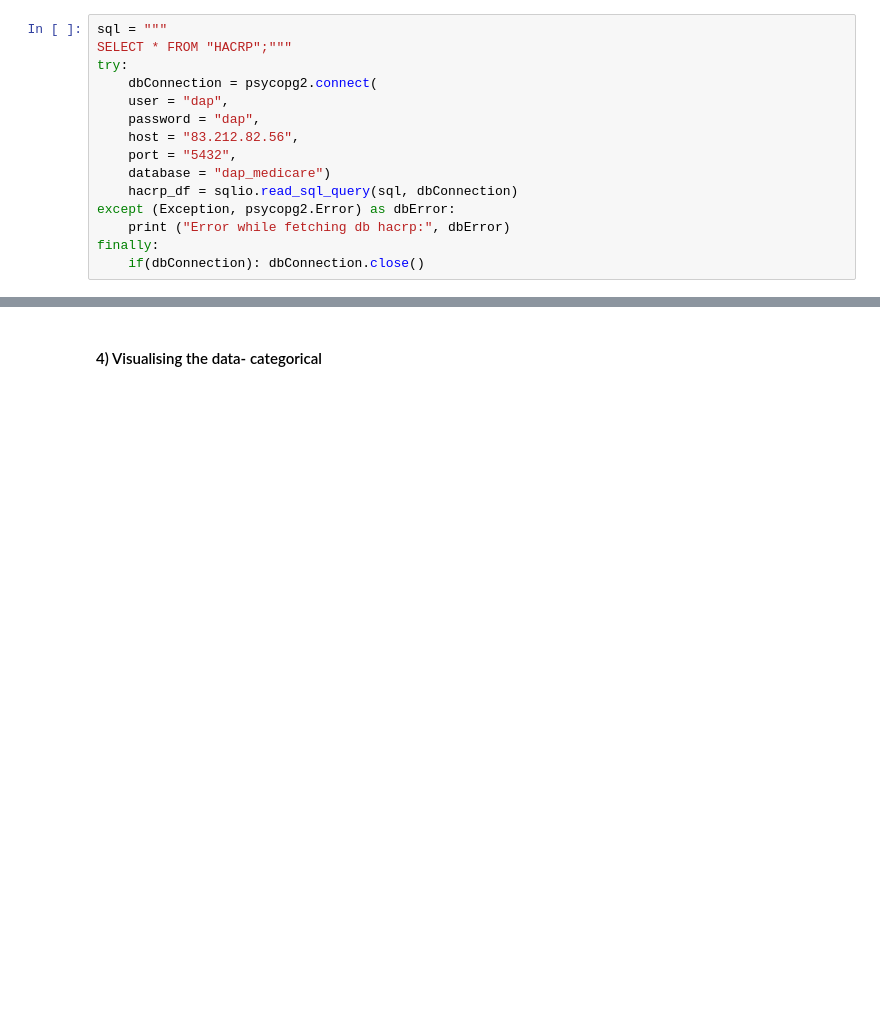
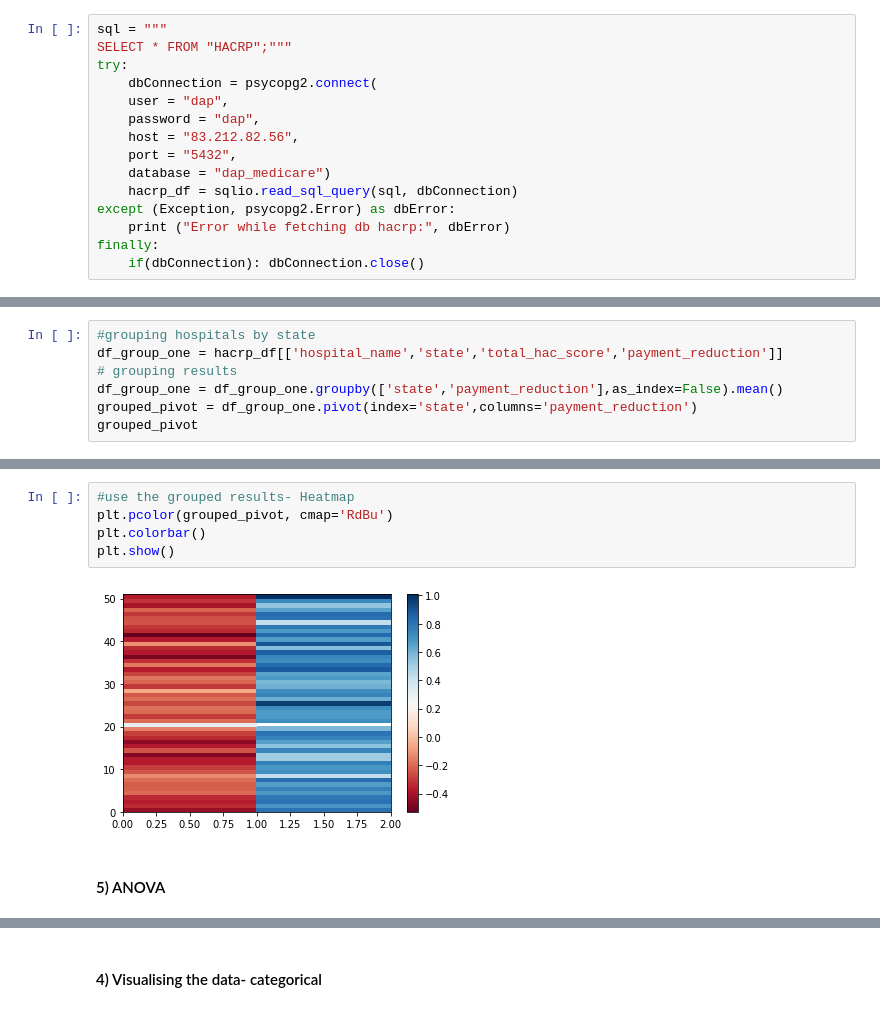
Before and after one commit to sobil-dalal/DAP_Project, a Jupyter notebook: Exploratory_Analysis_HACRP.ipynb, the cells around one changed output, grey strips where cells are left out. Drawn from its saved outputs; the diff is of its cells as text; blank space fills up the shorter version.

Commit message:
Exploratory analysis & Visualisation of data

```diff
--- a/Exploratory_Analysis_HACRP.ipynb
+++ b/Exploratory_Analysis_HACRP.ipynb
@@ -57,0 +114,7 @@ hacrp_df.corr()
+# %%
+#grouping hospitals by state
+df_group_one = hacrp_df[['hospital_name','state','total_hac_score','payment_reduction']]
+# grouping results
+df_group_one = df_group_one.groupby(['state','payment_reduction'],as_index=False).mean()
+grouped_pivot = df_group_one.pivot(index='state',columns='payment_reduction')
+grouped_pivot
@@ -57,0 +141,9 @@ hacrp_df.corr()
+# %%
+#use the grouped results- Heatmap
+plt.pcolor(grouped_pivot, cmap='RdBu')
+plt.colorbar()
+plt.show()
+# %% [output]
+[figure, added]
+# %% [markdown]
+#### 5) ANOVA
```
Also changed, not shown: parts of 32 cells of this notebook.
